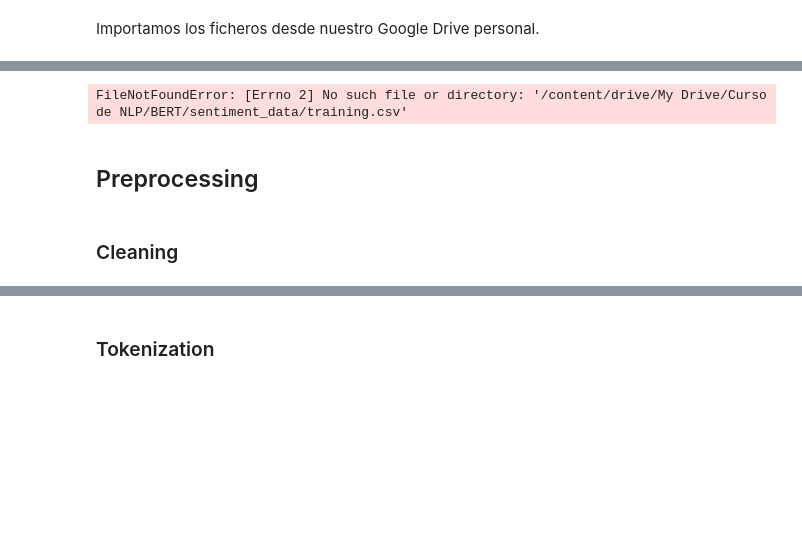
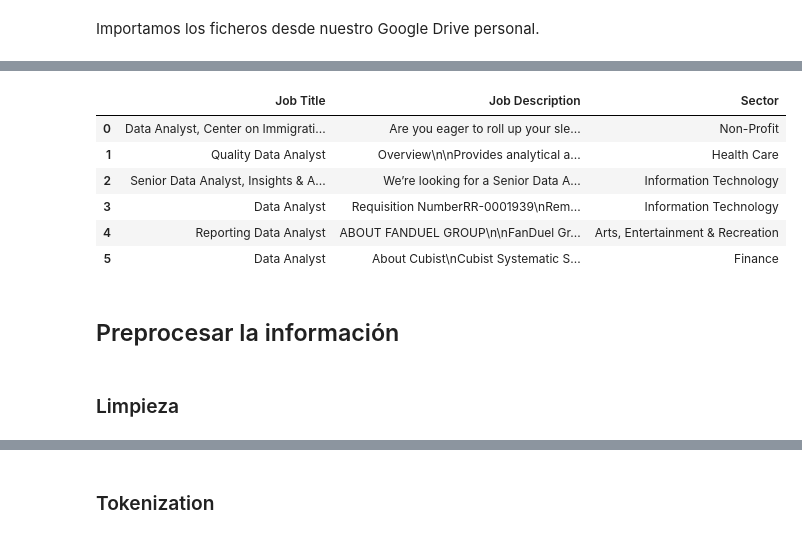
Before and after one commit to nayrr25/Aplicaciones-Financieras-e-IA, a Jupyter notebook: BERT_examen3.ipynb, the cells around one changed output, grey strips where cells are left out. Saved outputs shown, nothing was run; the diff lists cells and outputs as text; code cells hidden in the pictures; blank space fills up the shorter version.

```diff
--- a/BERT_examen3.ipynb
+++ b/BERT_examen3.ipynb
@@ -58,11 +47,0 @@ Mounted at /content/drive
-# %%
-cols = ["sentiment", "id", "date", "query", "user", "text"]
-data = pd.read_csv(
-    "/content/drive/My Drive/Curso de NLP/BERT/sentiment_data/training.csv",
-    header=None,
-    names=cols,
-    engine="python",
-    encoding="latin1"
-)
-# %% [output]
-FileNotFoundError: [Errno 2] No such file or directory: '/content/drive/My Drive/Curso de NLP/BERT/sentiment_data/training.csv'
@@ -73,6 +48,24 @@ data.drop(["id", "date", "query", "user"],
+# %%
+import pandas as pd
+
+# Asegúrate de usar la ruta correcta a tu archivo
+file_path = '/content/drive/MyDrive/AplicacionesFinancieras/DataAnalyst.csv'
+
+df = pd.read_csv(file_path)
+# %%
+X= df[['Job Title', 'Job Description','Sector']]
+y= df[['Salary Estimate']]
 # %%
-data.head(6)
+X.head(6)
+# %% [output]
+|  | Job Title | Job Description | Sector |
+| 0 | Data Analyst, Center on Immigrati... | Are you eager to roll up your sle... | Non-Profit |
+| 1 | Quality Data Analyst | Overview\n\nProvides analytical a... | Health Care |
+| 2 | Senior Data Analyst, Insights & A... | We’re looking for a Senior Data A... | Information Technology |
+| 3 | Data Analyst | Requisition NumberRR-0001939\nRem... | Information Technology |
+| 4 | Reporting Data Analyst | ABOUT FANDUEL GROUP\n\nFanDuel Gr... | Arts, Entertainment & Recreation |
+| 5 | Data Analyst | About Cubist\nCubist Systematic S... | Finance |
+# %% [markdown]
+## Preprocesar la información
 # %% [markdown]
-## Preprocessing
+### Limpieza
-# %% [markdown]
-### Cleaning
```
Also changed, not shown: parts of 44 cells of this notebook.
